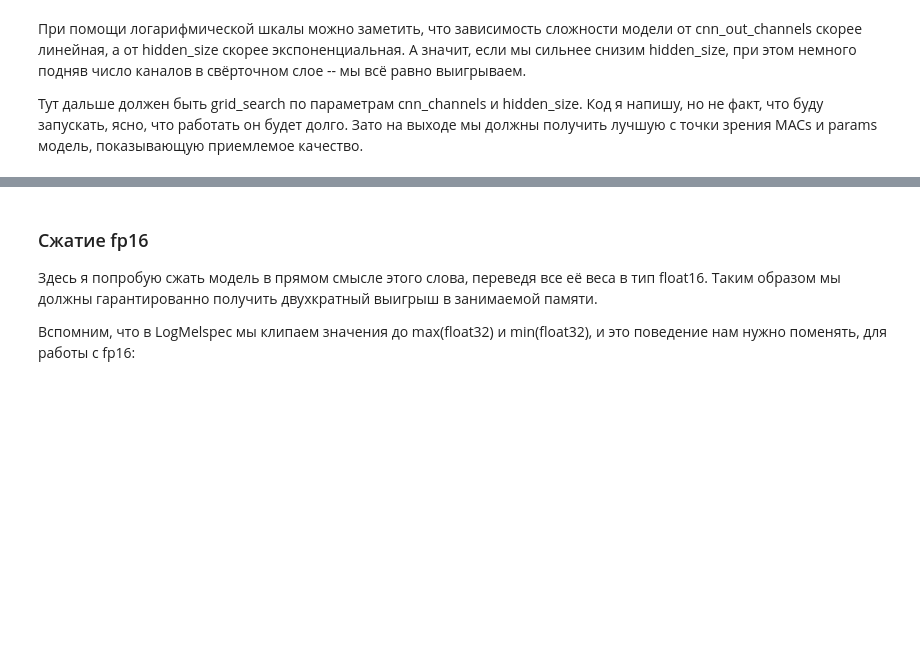
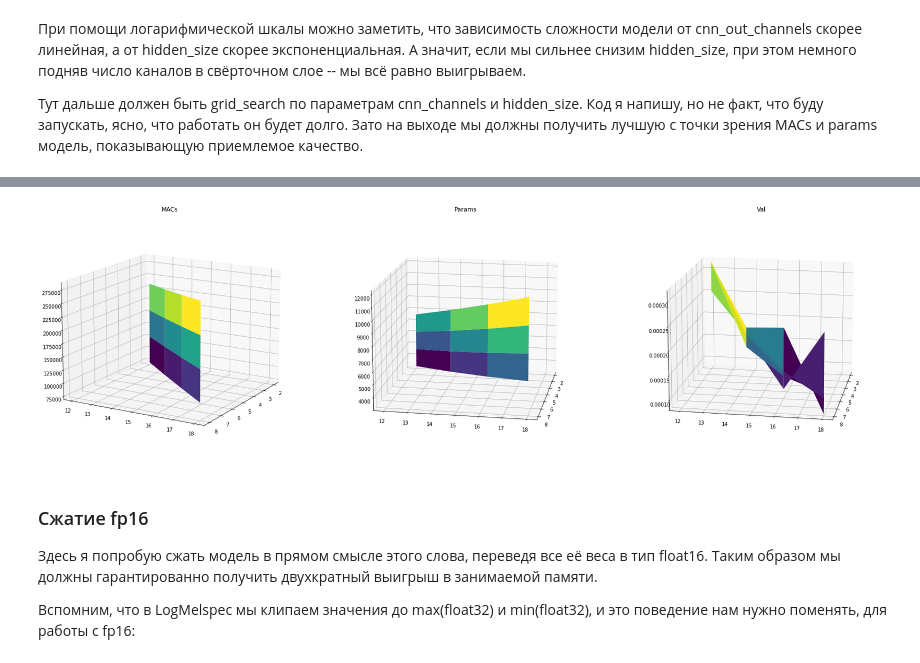
Before and after one commit to johanDDC/KWS, a Jupyter notebook: main.ipynb, the cells around one changed output, grey strips where cells are left out. Cells and saved outputs as stored; diff of their text form; code cells hidden in the pictures; blank space fills up the shorter version.

```diff
--- a/main.ipynb
+++ b/main.ipynb
@@ -904,25 +913,27 @@ for i, channel in enumerate(channels):
 # %%
-view_point = (45, 0)
+view_point = (15, 30)
 fig = plt.figure(figsize=(30, 10))
 ax = [fig.add_subplot(1, 3, 1, projection='3d'), fig.add_subplot(1, 3, 2, projection='3d'),
       fig.add_subplot(1, 3, 3, projection='3d')]
 
 ax[0].set(title="MACs")
 ax[1].set(title="Params")
 ax[2].set(title="Val")
 
 ax[0].plot_surface(channels, h_sizes, MAC_matrix, rstride=1, cstride=1,
                 cmap='viridis', edgecolor='none')
 ax[1].plot_surface(channels, h_sizes, params_matrix, rstride=1, cstride=1,
                 cmap='viridis', edgecolor='none')
 ax[2].plot_surface(channels, h_sizes, val_matrix, rstride=1, cstride=1,
                 cmap='viridis', edgecolor='none')
 
 ax[0].view_init(elev=view_point[0], azim=view_point[1])
-ax[1].view_init(elev=view_point[0], azim=view_point[1])
-ax[2].view_init(elev=view_point[0], azim=view_point[1])
+ax[1].view_init(elev=view_point[0], azim=10)
+ax[2].view_init(elev=view_point[0], azim=10)
 
 plt.show()
+# %% [output]
+[figure, added]
 # %% [markdown]
 ### Сжатие fp16
 
```
Also changed, not shown: parts of 23 cells of this notebook, 3 other files.
